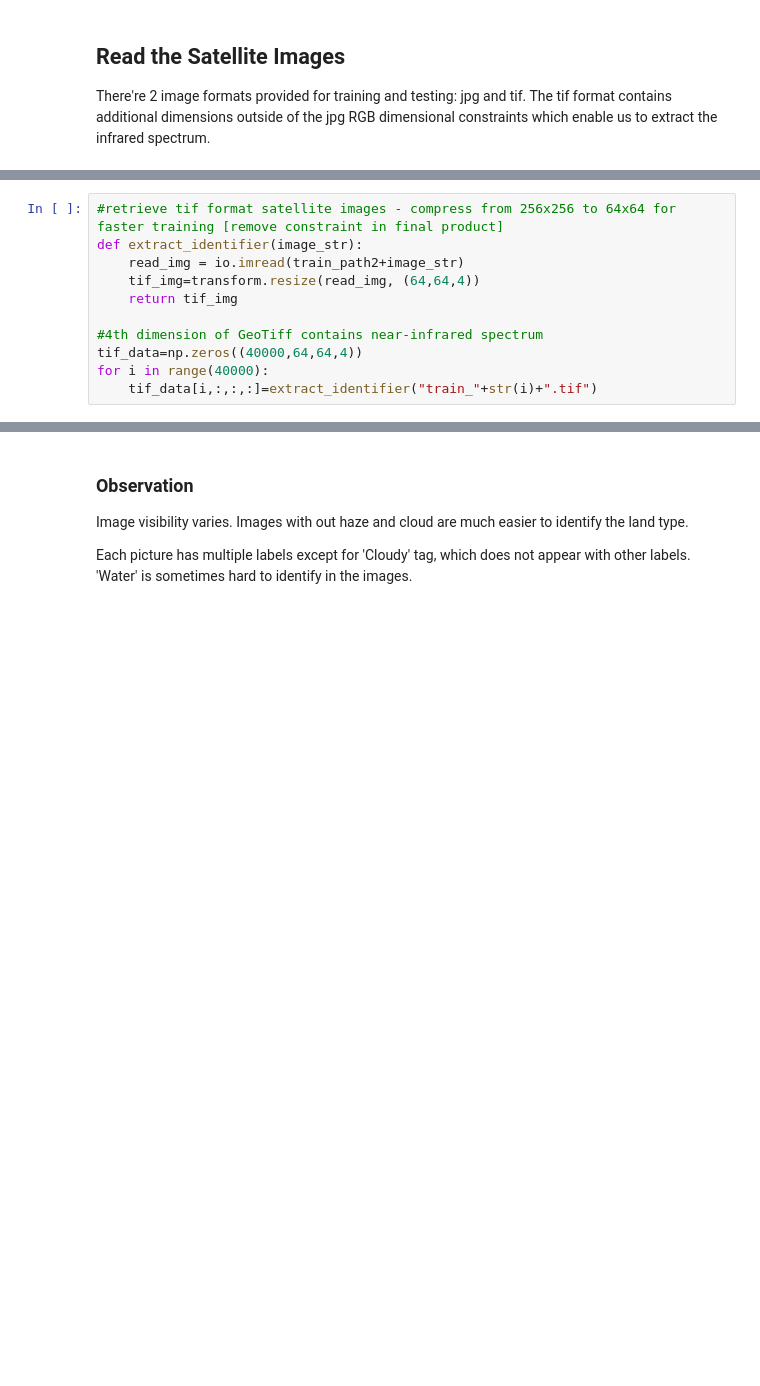
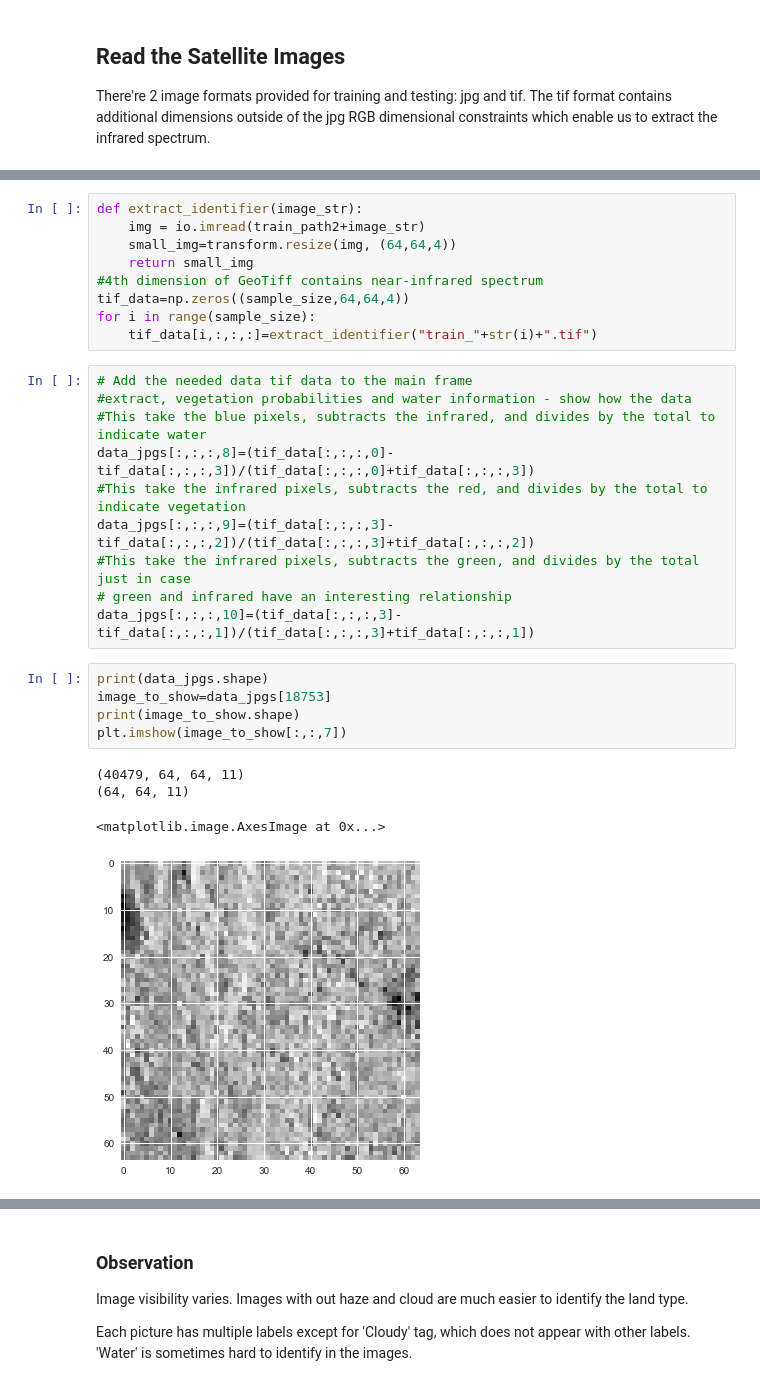
Before and after one commit to sairavuru/amazon_w207, a Jupyter notebook: w207_amazon_final_draft.ipynb, the cells around one changed output, grey strips where cells are left out. Saved outputs shown, nothing was run; the diff lists cells and outputs as text; blank space fills up the shorter version.

```diff
--- a/w207_amazon_final_draft.ipynb
+++ b/w207_amazon_final_draft.ipynb
@@ -83,14 +188,32 @@ for i in range(40000):
 # %%
-#retrieve tif format satellite images - compress from 256x256 to 64x64 for faster training [remove constraint in final product]
 def extract_identifier(image_str):
-    read_img = io.imread(train_path2+image_str)
-    tif_img=transform.resize(read_img, (64,64,4))
-    return tif_img
-
+    img = io.imread(train_path2+image_str)
+    small_img=transform.resize(img, (64,64,4))
+    return small_img
 #4th dimension of GeoTiff contains near-infrared spectrum
-tif_data=np.zeros((40000,64,64,4))
-for i in range(40000):
+tif_data=np.zeros((sample_size,64,64,4))
+for i in range(sample_size):
     tif_data[i,:,:,:]=extract_identifier("train_"+str(i)+".tif")
+# %%
+# Add the needed data tif data to the main frame
+#extract, vegetation probabilities and water information - show how the data
+#This take the blue pixels, subtracts the infrared, and divides by the total to indicate water
+data_jpgs[:,:,:,8]=(tif_data[:,:,:,0]-tif_data[:,:,:,3])/(tif_data[:,:,:,0]+tif_data[:,:,:,3])
+#This take the infrared pixels, subtracts the red, and divides by the total to indicate vegetation
+data_jpgs[:,:,:,9]=(tif_data[:,:,:,3]-tif_data[:,:,:,2])/(tif_data[:,:,:,3]+tif_data[:,:,:,2])
+#This take the infrared pixels, subtracts the green, and divides by the total just in case
+# green and infrared have an interesting relationship
+data_jpgs[:,:,:,10]=(tif_data[:,:,:,3]-tif_data[:,:,:,1])/(tif_data[:,:,:,3]+tif_data[:,:,:,1])
+# %%
+print(data_jpgs.shape)
+image_to_show=data_jpgs[18753]
+print(image_to_show.shape)
+plt.imshow(image_to_show[:,:,7])
+# %% [output]
+(40479, 64, 64, 11)
+(64, 64, 11)
+<matplotlib.image.AxesImage at 0x...>
+[figure, added]
 # %% [markdown]
 ## Label Analysis, Visualization, & Correlation
 
```
Also changed, not shown: parts of 62 cells of this notebook.
